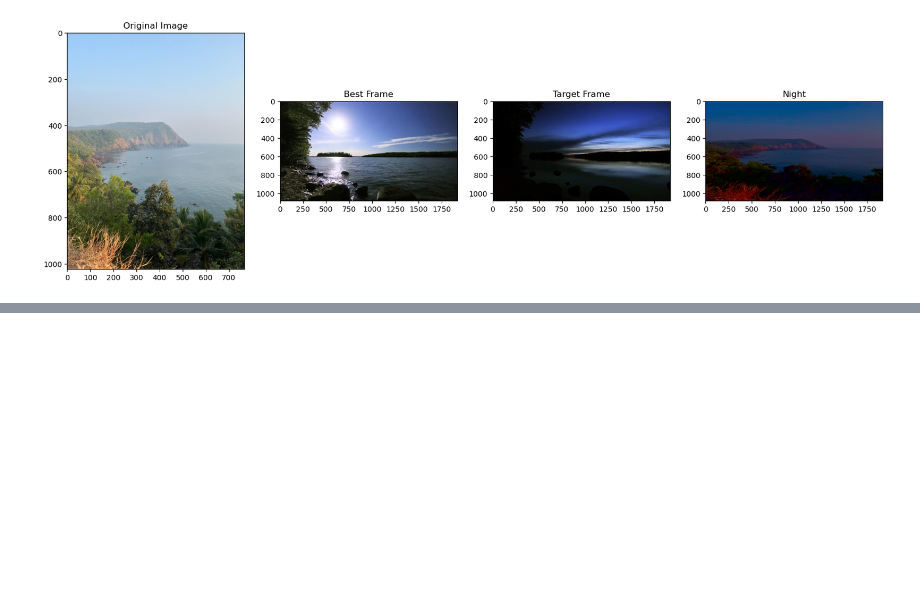
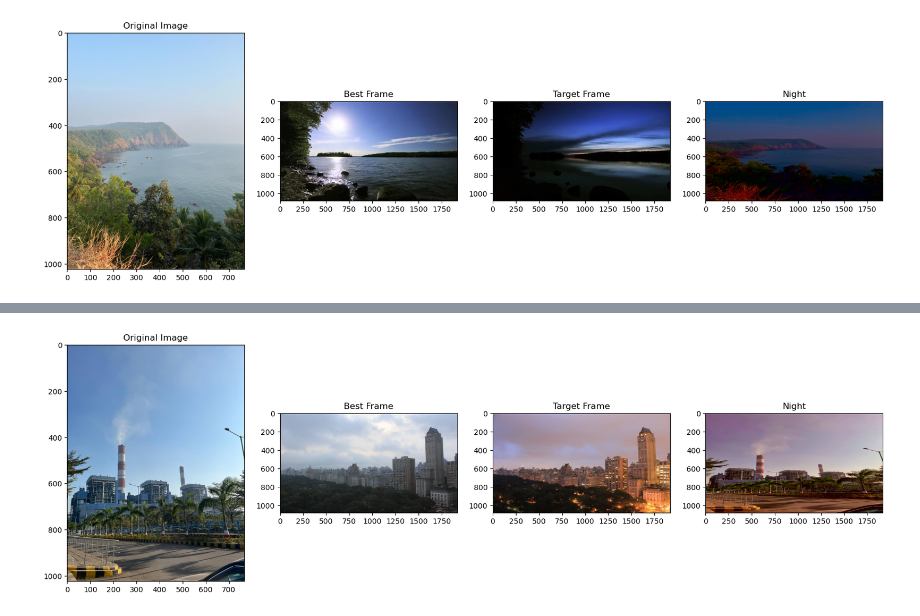
Before and after one commit to soveetnayak/time-lapse, a Jupyter notebook: src/colorTransfer.ipynb, the cells around one changed output, grey strips where cells are left out. Saved outputs shown, nothing was run; the diff lists cells and outputs as text; code cells hidden in the pictures; blank space fills up the shorter version.

```diff
--- a/src/colorTransfer.ipynb
+++ b/src/colorTransfer.ipynb
@@ -182,0 +197,4 @@ ct = color_transfer(IMG_PATH, VIDEO_PATH, TIMESTAMPS, TIME=2)
+# %%
+ct = color_transfer(IMG_PATH, VIDEO_PATH, TIMESTAMPS, TIME=2)
+# %% [output]
+[figure, added]
```
Also changed, not shown: parts of 3 cells of this notebook, 2 other files.
